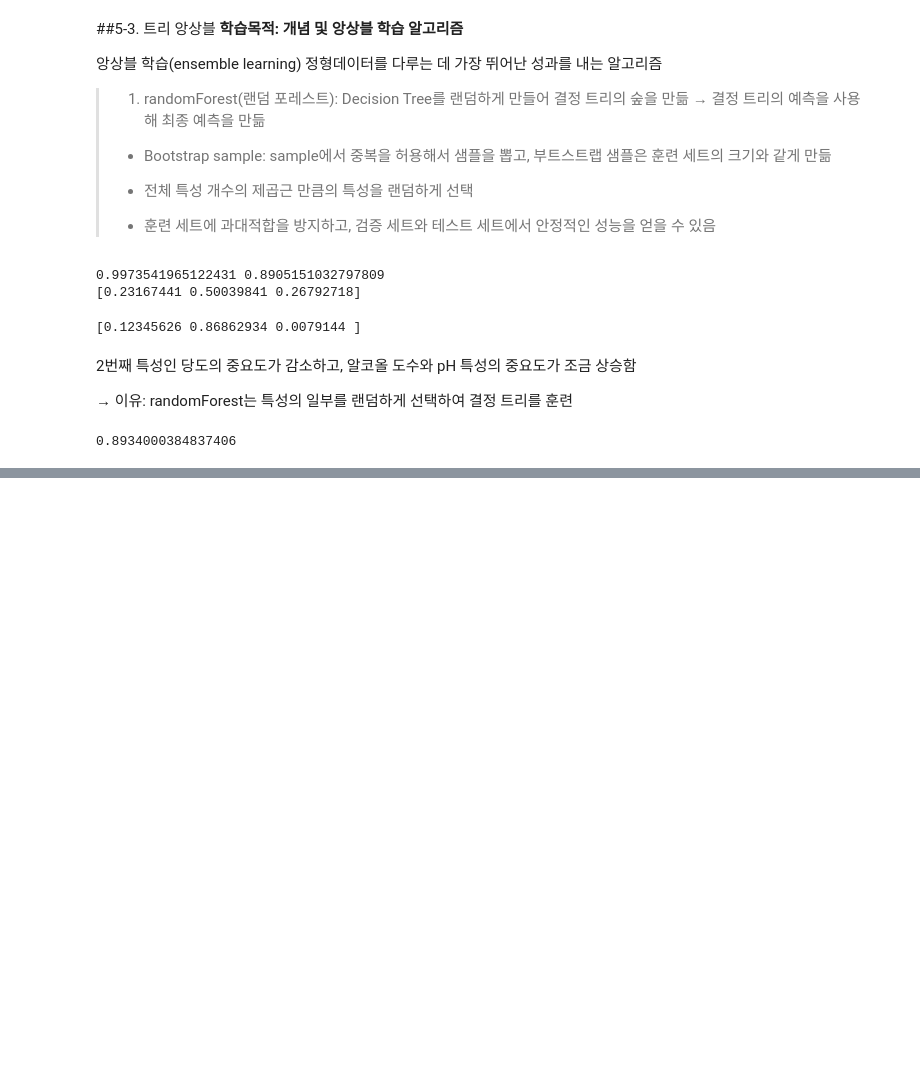
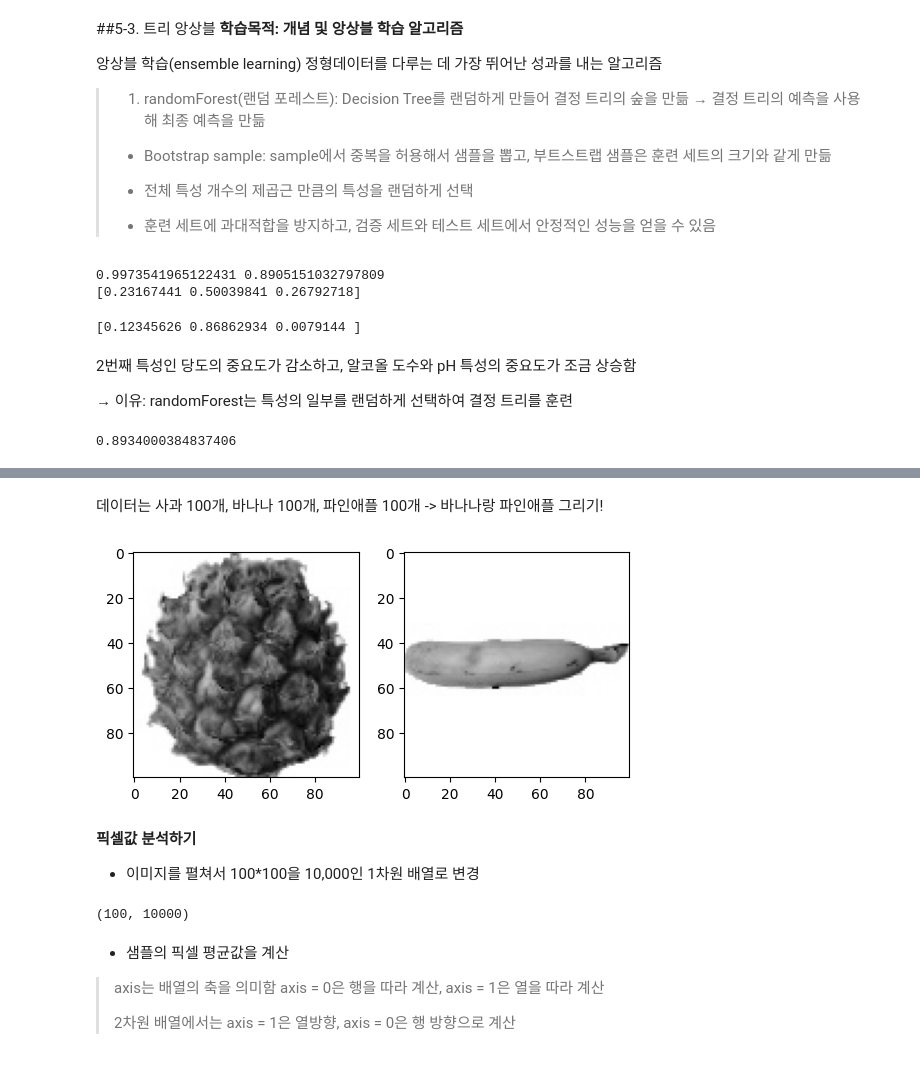
Before and after one commit to allyreum/R_study, a Jupyter notebook: 혼공머신.ipynb, the cells around one changed output, grey strips where cells are left out. Cells and saved outputs as stored; diff of their text form; code cells hidden in the pictures; blank space fills up the shorter version.

```diff
--- a/혼공머신.ipynb
+++ b/혼공머신.ipynb
@@ -1439,0 +1497,28 @@ print(rf.oob_score_)
+# %% [markdown]
+데이터는 사과 100개, 바나나 100개, 파인애플 100개
+-> 바나나랑 파인애플 그리기!
+# %%
+fig, axs = plt.subplots(1,2) # subplots(row, col) graph 개수 정하기
+axs[0].imshow(fruits[100], cmap = 'gray_r')
+axs[1].imshow(fruits[200], cmap = 'gray_r')
+plt.show()
+# %% [output]
+[figure, added]
+# %% [markdown]
+**픽셀값 분석하기**
+
+- 이미지를 펼쳐서 100*100을 10,000인 1차원 배열로 변경
+# %%
+apple = fruits[0:100].reshape(-1, 100*100)
+pineapple = fruits[100:200].reshape(-1, 100*100)
+banana = fruits[200:300].reshape(-1, 100*100)
+
+apple.shape
+# %% [output]
+(100, 10000)
+# %% [markdown]
+- 샘플의 픽셀 평균값을 계산
+> axis는 배열의 축을 의미함
+> axis = 0은 행을 따라 계산, axis = 1은 열을 따라 계산
+>
+> 2차원 배열에서는 axis = 1은 열방향, axis = 0은 행 방향으로 계산
```
Also changed, not shown: parts of 13 cells of this notebook.
